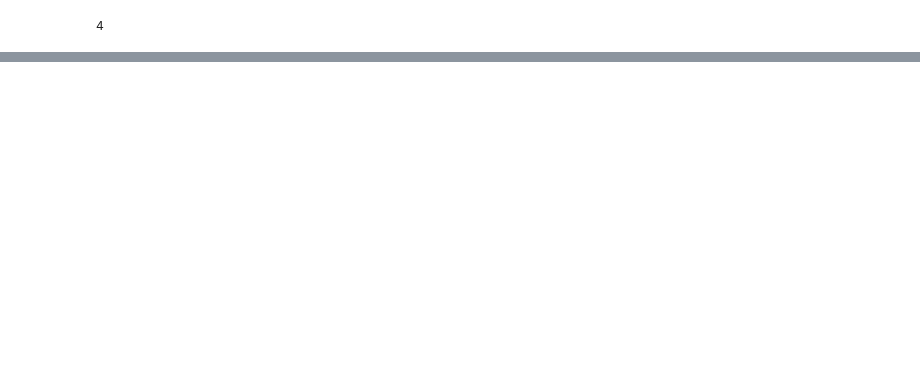
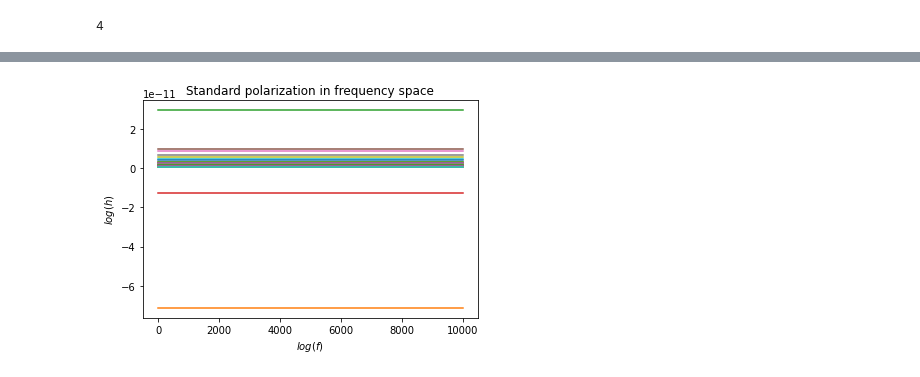
Before and after one commit to michellegurevich/gravitationalwaves, a Jupyter notebook: modgravity/plots.ipynb, the cells around one changed output, grey strips where cells are left out. Drawn from its saved outputs; the diff is of its cells as text; code cells hidden in the pictures; blank space fills up the shorter version.

```diff
--- a/modgravity/plots.ipynb
+++ b/modgravity/plots.ipynb
@@ -68,0 +74,4 @@ fig.chi_ratio()
+# %%
+fig.h_standard()
+# %% [output]
+[figure, added]
```
Also changed, not shown: parts of 22 cells of this notebook, 3 other files.
